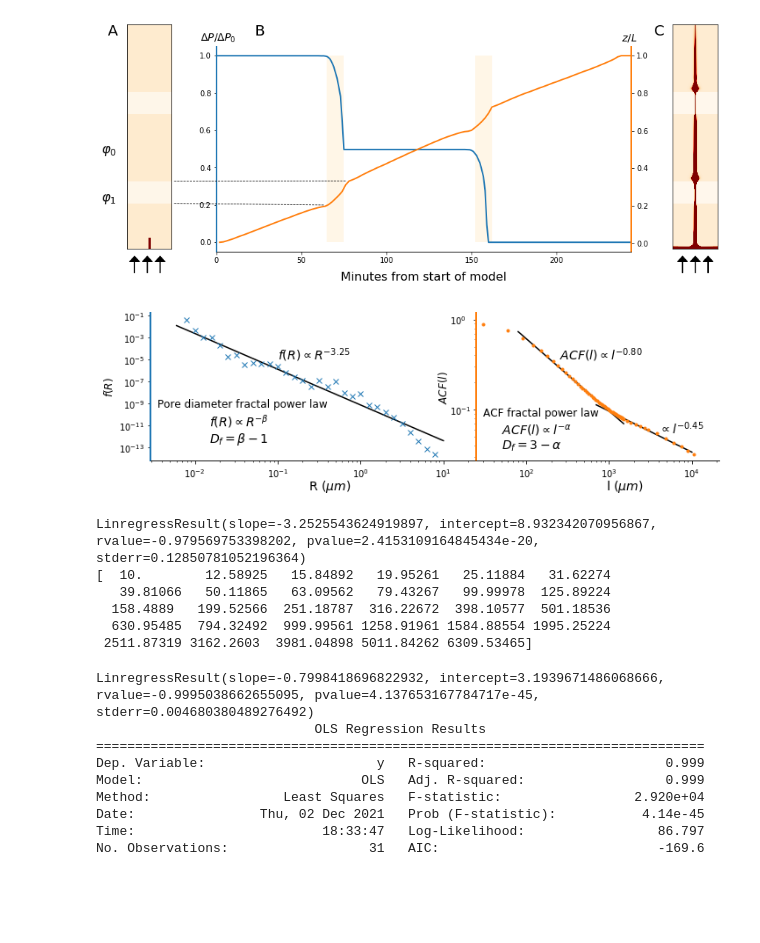
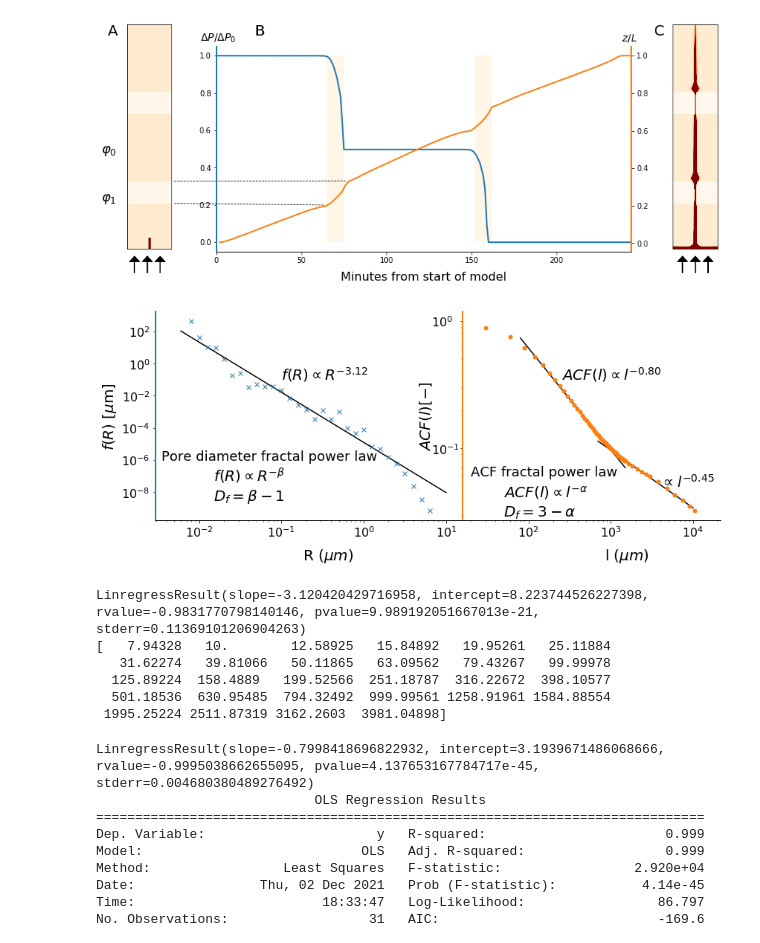
Before and after one commit to mcooper12590/4DWormholes, a Jupyter notebook: MainPlottingandAnalysis.ipynb, the cells around one changed output. Cells and saved outputs as stored; diff of their text form; code cells hidden in the pictures; blank space fills up the shorter version.

```diff
--- a/MainPlottingandAnalysis.ipynb
+++ b/MainPlottingandAnalysis.ipynb
@@ -287,71 +287,73 @@ c_e = append(c_e, loadtxt("WormholeGrowth/PZ103_Correlation_Data/c_e02.dat", del
 c_e = append(c_e, loadtxt("WormholeGrowth/PZ103_Correlation_Data/c_e03.dat", delimiter=","))
 e = e*30.
 
-fig = figure(figsize=(10,3))
-sansax = fig.add_axes([0.08, 0.17, 0.9, 0.78])
+fig = figure(figsize=(12,5))
+sansax = fig.add_axes([0.1, 0.17, 0.88, 0.78])
 
 # Plot SANS data
-sl, ict, _, _, _ = linregress(log(sansdf.ang.values*0.0001)[1:-1], log(sansdf.fR.values)[1:-1])
+sl, ict, _, _, _ = linregress(log(sansdf.ang.values*0.0001)[:-3], log(sansdf.fR.values*1/0.0001)[:-3])
 xmod = logspace(log10(6e-3), log10(10))
 sansax.loglog(xmod, exp(ict)*xmod**sl, color="k") # Model
-sansax.loglog(sansdf.ang.values*0.0001, sansdf.fR.values, 'x') # Data
+sansax.loglog(sansdf.ang.values[:-1]*0.0001, sansdf.fR.values[:-1]*1/0.0001, 'x') # Data
 
 
 acfax = sansax.twinx() # Secondary axis for tomography acf
 
 # Plot ACF data
 sl, ict, _, _, _ = linregress(log(e[4:35]), log(c_e[4:35]))
 xmod = logspace(log10(0.8e2), log10(1.5e3))
 acfax.loglog(xmod, exp(ict)*xmod**sl, color="k") # Model to 1mm
 sl, ict, _, _, _ = linregress(log(e[35:-14]), log(c_e[35:-14]))
 xmod = logspace(log10(0.7e3), log10(1e4))
 acfax.loglog(xmod, exp(ict)*xmod**sl, color="k") # Model from 1mm
-acfax.loglog(e[:-14], c_e[:-14], '.', color="tab:orange")
+acfax.loglog(e[:-14], c_e[:-14], '.', color="tab:orange", markersize=10)
 
 # Set up axes and their labels
 sansax.set_xlabel(r"", fontsize=14)
-sansax.set_ylabel(r"$f(R)$", fontsize=12)
-acfax.set_ylabel(r"$ACF(l)$", fontsize=12, labelpad=-45)
+sansax.set_ylabel(r"$f(R)$ [$\mu$m]", fontsize=20)
+acfax.set_ylabel(r"$ACF(l) [-]$", fontsize=20, labelpad=-60)
 sansax.spines["top"].set_visible(None)
 acfax.spines["top"].set_visible(None)
 sansax.spines["left"].set_color("tab:blue")
 acfax.spines["left"].set_color("tab:blue")
 sansax.spines["left"].set_linewidth(2)
 acfax.spines["left"].set_linewidth(2)
-acfax.spines["right"].set_position(('data', 2.4)) # Move right spine to border between sans and acf
+acfax.spines["right"].set_position(('data', 2.2)) # Move right spine to border between sans and acf
 acfax.spines["right"].set_color("tab:orange")
 acfax.spines["right"].set_linewidth(2)
-acfax.tick_params(axis="y", direction="in", which="both", pad=-30)
+acfax.tick_params(axis="y", direction="in", which="both", pad=-42)
+sansax.tick_params(axis="both", labelsize=16)
+acfax.tick_params(axis="both", labelsize=16)
 sansax.spines["right"].set_visible(None) # Turn off right spine on sans axes
 
-fig.text(0.33,0.02, r"R ($\mu m)$", fontsize=14)
-fig.text(0.8,0.02, r"l ($\mu m)$", fontsize=14)
+fig.text(0.33,0.02, r"R ($\mu m)$", fontsize=20)
+fig.text(0.8,0.02, r"l ($\mu m)$", fontsize=20)
 
 # Labels
-sansax.text(3.5e-3, 5e-10, "Pore diameter fractal power law", fontsize=12)
-sansax.text(1.5e-2, 1e-11, r"$f(R)\propto R^{-\beta}$", fontsize=14)
-sansax.text(1.5e-2, 3e-13, r"$D_f = \beta - 1$", fontsize=14)
-sansax.text(1e-1, 1e-5, r"$f(R) \propto R^{-3.25}$", fontsize=14)
+sansax.text(3.5e-3, 1e-6, "Pore diameter fractal power law", fontsize=18)
+sansax.text(1.5e-2, 5e-8, r"$f(R)\propto R^{-\beta}$", fontsize=20)
+sansax.text(1.5e-2, 3e-9, r"$D_f = \beta - 1$", fontsize=20)
+sansax.text(1e-1, 1e-1, r"$f(R) \propto R^{-3.12}$", fontsize=20)
 
-sansax.text(3e1, 0.7e-10, "ACF fractal power law", fontsize=12)
-sansax.text(5e1, 2e-12, r"$ACF(l)\propto l^{-\alpha}$", fontsize=14)
-sansax.text(5e1, 7e-14, r"$D_f = 3 - \alpha$", fontsize=14)
-sansax.text(2.5e2, 1e-5, r"$ACF(l) \propto l^{-0.80}$", fontsize=14)
-sansax.text(4e3, 2e-12, r"$\propto l^{-0.45}$", fontsize=14)
+sansax.text(2.e1, 1e-7, "ACF fractal power law", fontsize=18)
+sansax.text(5e1, 5e-9, r"$ACF(l)\propto l^{-\alpha}$", fontsize=20)
+sansax.text(5e1, 3e-10, r"$D_f = 3 - \alpha$", fontsize=20)
+sansax.text(2.5e2, 1e-1, r"$ACF(l) \propto l^{-0.80}$", fontsize=20)
+sansax.text(4e3, 2e-8, r"$\propto l^{-0.45}$", fontsize=20)
 savefig("Fig3_FractalDim.pdf")
 show()
 # %% [output]
-[figure, old version]
+[figure, new version]
 # %%
-print(linregress(log(sansdf.ang.values)[1:-1], log(sansdf.fR.values)[1:-1]))
-print((sansdf.ang.values*0.1)[1:-1])
+print(linregress(log(sansdf.ang.values)[:-3], log(sansdf.fR.values)[:-3]))
+print((sansdf.ang.values*0.1)[:-3])
 # %% [output]
-LinregressResult(slope=-3.2525543624919897, intercept=8.932342070956867, rvalue=-0.979569753398202, pvalue=2.4153109164845434e-20, stderr=0.12850781052196364)
-[  10.        12.58925   15.84892   19.95261   25.11884   31.62274
-   39.81066   50.11865   63.09562   79.43267   99.99978  125.89224
-  158.4889   199.52566  251.18787  316.22672  398.10577  501.18536
-  630.95485  794.32492  999.99561 1258.91961 1584.88554 1995.25224
- 2511.87319 3162.2603  3981.04898 5011.84262 6309.53465]
+LinregressResult(slope=-3.120420429716958, intercept=8.223744526227398, rvalue=-0.9831770798140146, pvalue=9.989192051667013e-21, stderr=0.11369101206904263)
+[   7.94328   10.        12.58925   15.84892   19.95261   25.11884
+   31.62274   39.81066   50.11865   63.09562   79.43267   99.99978
+  125.89224  158.4889   199.52566  251.18787  316.22672  398.10577
+  501.18536  630.95485  794.32492  999.99561 1258.91961 1584.88554
+ 1995.25224 2511.87319 3162.2603  3981.04898]
 # %%
 import statsmodels.api as sm
 # %%
```
